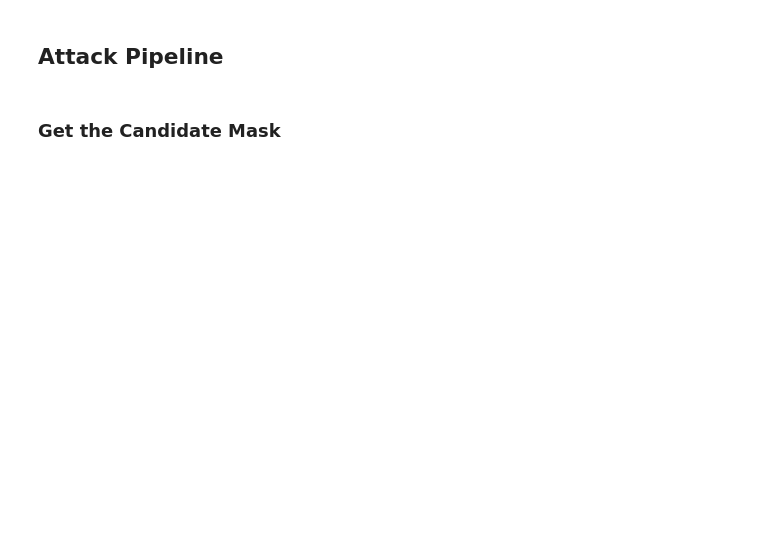
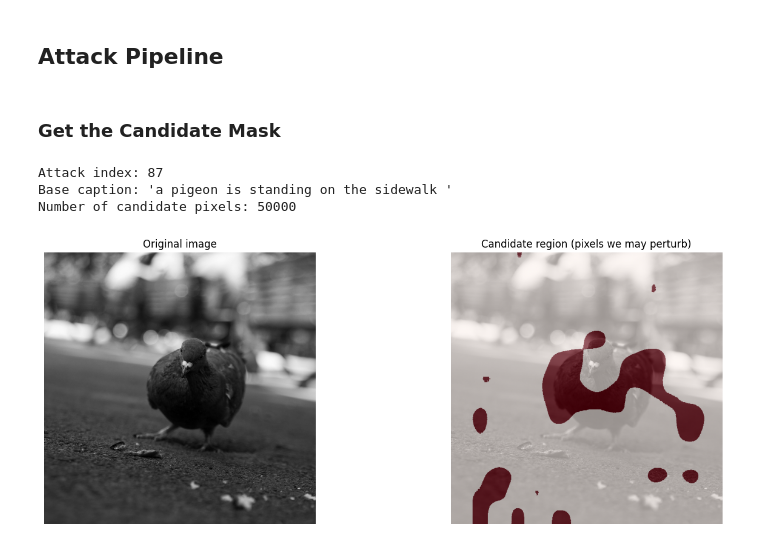
Before and after one commit to seue24/Advanced-Machine-Learning-for-Natural-Language-Processing, a Jupyter notebook: Yoshi_Notebook.ipynb, the cells around one changed output. Drawn from its saved outputs; the diff is of its cells as text; code cells hidden in the pictures; blank space fills up the shorter version.

```diff
--- a/Yoshi_Notebook.ipynb
+++ b/Yoshi_Notebook.ipynb
@@ -261,24 +289,29 @@ def show_candidate_region(img, attention_heatmap, candidate_pixels):
 # %%
 ATTACK_IDX = idx
 
 # Image and Ground Truth Captions
 base_img, gt_caps = get_image(ATTACK_IDX)
 
 # 2) Caption + Cross-Attention vom Modell holen
 base_caption, cross_attentions, _ = generate_caption_and_attention(base_img)
 
 # 3) Attention-Heatmap aggregieren
 attention_heatmap = aggregate_cross_attention(cross_attentions, base_img.size)
 
 # 4) Top-k Pixel als Candidate Region wählen
-candidate_pixels = get_topk_candidate_pixels(attention_heatmap, k=35000)
+candidate_pixels = get_topk_candidate_pixels(attention_heatmap, k=50000)
 
 print(f"Attack index: {ATTACK_IDX}")
 print(f"Base caption: '{base_caption}'")
 print(f"Number of candidate pixels: {len(candidate_pixels)}")
 
 # 5) Candidate Region visualisieren
 show_candidate_region(base_img, attention_heatmap, candidate_pixels)
+# %% [output]
+Attack index: 87
+Base caption: 'a pigeon is standing on the sidewalk '
+Number of candidate pixels: 50000
+[figure, added]
 # %%
 def image_to_array(img):
     """Convert PIL image to uint8 numpy array of shape (H, W, 3)."""
```
Also changed, not shown: parts of 10 cells of this notebook.
